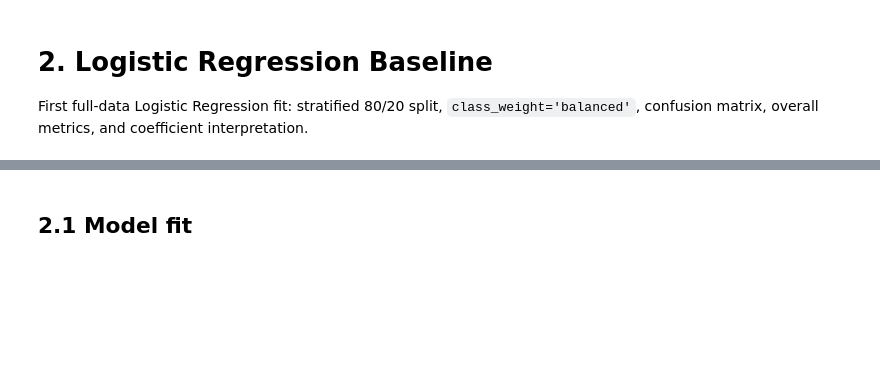
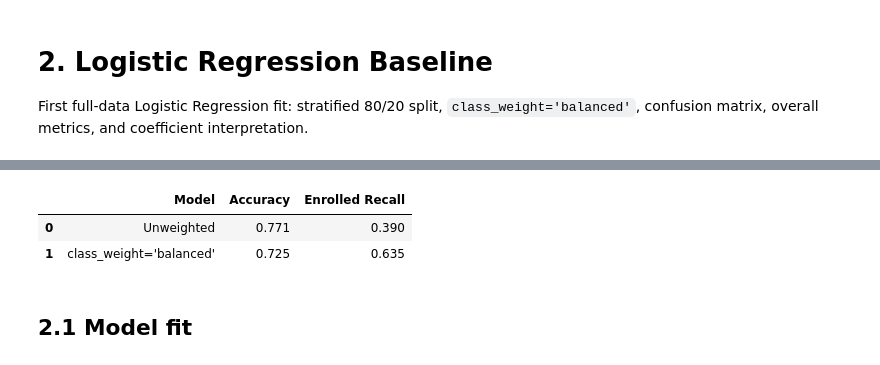
Before and after one commit to itsjavi16/student-dropout-prediction, a Jupyter notebook: notebooks/02_logistic_baseline.ipynb, the cells around one changed output, grey strips where cells are left out. Saved outputs shown, nothing was run; the diff lists cells and outputs as text; code cells hidden in the pictures; blank space fills up the shorter version.

Commit message:
Added logistic regression comparison with and without class weighting

```diff
--- a/notebooks/02_logistic_baseline.ipynb
+++ b/notebooks/02_logistic_baseline.ipynb
@@ -30,3 +34,33 @@ df = load_data()
+# %%
+X_train, X_test, y_train, y_test = stratified_split(df)
+
+# Logistic Regression WITHOUT class_weight="balanced"
+unweighted_model = LogisticRegression(max_iter=1000, random_state=42)
+unweighted_pipe = build_logreg_pipeline(unweighted_model)
+unweighted_pipe.fit(X_train, y_train)
+y_pred_unweighted = unweighted_pipe.predict(X_test)
+
+# Logistic Regression WITH class_weight="balanced" (used for the rest of this notebook)
+balanced_pipe = build_logreg_pipeline(get_logistic_regression())
+balanced_pipe.fit(X_train, y_train)
+y_pred_balanced = balanced_pipe.predict(X_test)
+
+comparison = pd.DataFrame({
+    "Model": ["Unweighted", "class_weight='balanced'"],
+    "Accuracy": [
+        accuracy_score(y_test, y_pred_unweighted),
+        accuracy_score(y_test, y_pred_balanced),
+    ],
+    "Enrolled Recall": [
+        recall_score(y_test, y_pred_unweighted, labels=["Enrolled"], average=None)[0],
+        recall_score(y_test, y_pred_balanced, labels=["Enrolled"], average=None)[0],
+    ],
+})
+display(comparison.round(3))
+# %% [output]
+|  | Model | Accuracy | Enrolled Recall |
+| 0 | Unweighted | 0.771 | 0.390 |
+| 1 | class_weight='balanced' | 0.725 | 0.635 |
 # %% [markdown]
 ## 2.1 Model fit
 # %%
```
Also changed, not shown: parts of 3 cells of this notebook, 1 other file.
